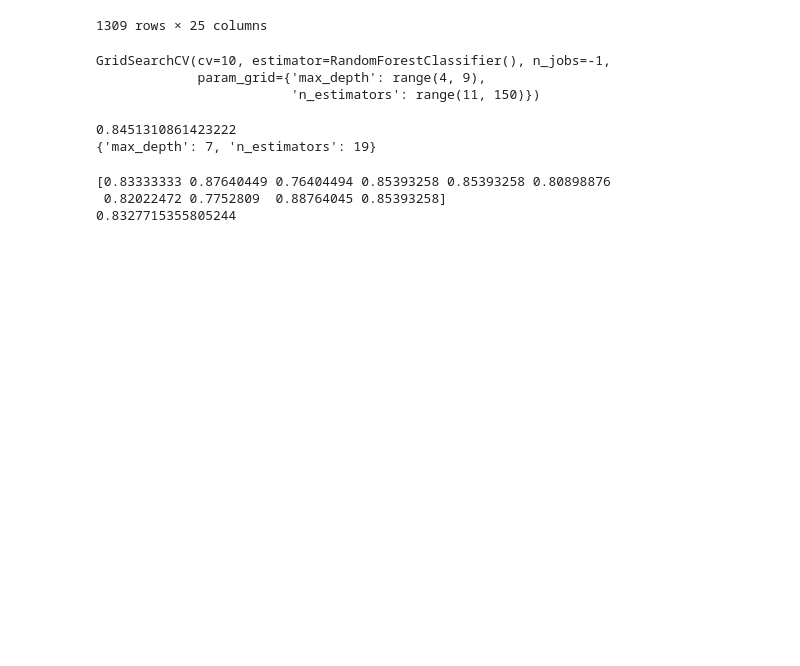
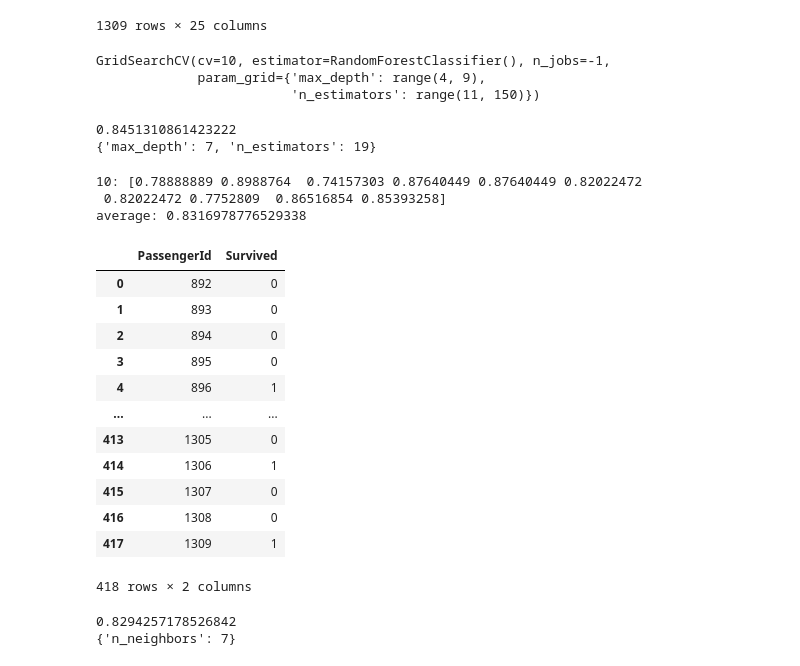
Before and after one commit to welting82/AIclass, a Jupyter notebook: titanic/titanic.ipynb, the cells around one changed output. Cells and saved outputs as stored; diff of their text form; code cells hidden in the pictures; blank space fills up the shorter version.

```diff
--- a/titanic/titanic.ipynb
+++ b/titanic/titanic.ipynb
@@ -12,6 +12,7 @@ urlretrieve(url, "train.csv")
 import pandas as pd
 train = pd.read_csv("train.csv", encoding="utf-8")
 test = pd.read_csv("test.csv", encoding="utf-8")
+pid = test["PassengerId"]
 # %%
 datas = pd.concat([train,test],axis=0,ignore_index=True)
 datas = datas.drop(["PassengerId","Survived"],axis=1)
@@ -148,11 +149,36 @@ print(search.best_params_)
 import numpy as np
 from sklearn.tree import DecisionTreeClassifier
 from sklearn.model_selection import cross_val_score
-clf = DecisionTreeClassifier(max_depth=4)
+clf = RandomForestClassifier(n_estimators=19, max_depth=7)
 scores = cross_val_score(clf, x, y, cv=10, n_jobs=-1)
-print(scores)
-print(np.average(scores))
+print("10:", scores)
+print("average:", np.average(scores))
 # %% [output]
-[0.83333333 0.87640449 0.76404494 0.85393258 0.85393258 0.80898876
- 0.82022472 0.7752809  0.88764045 0.85393258]
-0.8327715355805244
+10: [0.78888889 0.8988764  0.74157303 0.87640449 0.87640449 0.82022472
+ 0.82022472 0.7752809  0.86516854 0.85393258]
+average: 0.8316978776529338
+# %%
+#predict
+clf = RandomForestClassifier(n_estimators=19, max_depth=7)
+clf.fit(x,y)
+pre  =clf.predict(x_predict)
+df = pd.DataFrame({
+    "PassengerId":pid,
+    "Survived":pre
+})
+df.to_csv("rf.csv", encoding="utf-8", index=False)
+df
+# %% [output]
+|  | PassengerId | Survived |
+| 0 | 892 | 0 |
+| 1 | 893 | 0 |
+| 2 | 894 | 0 |
+| 3 | 895 | 0 |
+| 4 | 896 | 1 |
+| ... | ... | ... |
+| 413 | 1305 | 0 |
+| 414 | 1306 | 1 |
+| 415 | 1307 | 0 |
+| 416 | 1308 | 0 |
+| 417 | 1309 | 1 |
+418 rows × 2 columns
@@ -158,0 +195,14 @@ print(np.average(scores))
+# %%
+from sklearn.model_selection import GridSearchCV
+from sklearn.neighbors import KNeighborsClassifier
+params = {
+    "n_neighbors":range(2,99),
+}
+clf = KNeighborsClassifier()
+search = GridSearchCV(clf, params, cv=10, n_jobs=-1)
+search.fit(x_scale,y)
+print(search.best_score_)
+print(search.best_params_)
+# %% [output]
+0.8294257178526842
+{'n_neighbors': 7}
```
Also changed, not shown: parts of 4 cells of this notebook.
